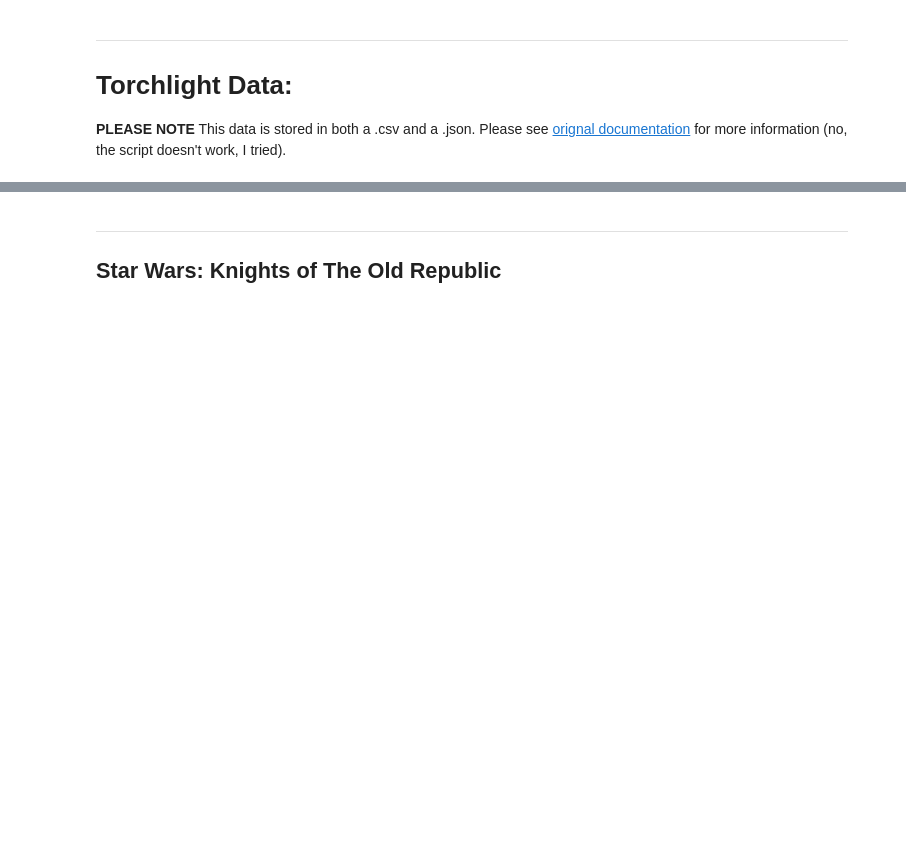
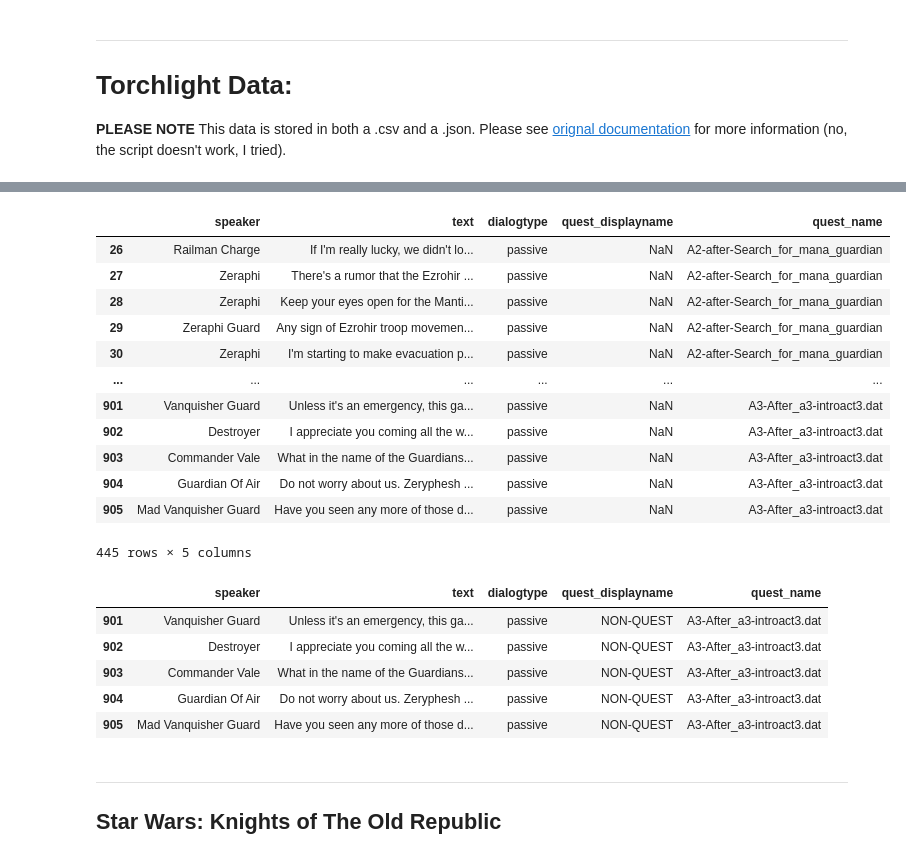
Before and after one commit to Data-Science-for-Linguists-2022/Pragmatics-In-Video-Games, a Jupyter notebook: notebooks/initial_base_data_exploration.ipynb, the cells around one changed output, grey strips where cells are left out. Cells and saved outputs as stored; diff of their text form; code cells hidden in the pictures; blank space fills up the shorter version.

```diff
--- a/notebooks/initial_base_data_exploration.ipynb
+++ b/notebooks/initial_base_data_exploration.ipynb
@@ -231,3 +234,10 @@ display(torchlight_df.head())
 | 2 | Bounty Board | The Sturmbeorn have been conducti... | return | Bounty: Sturmbeorn! | a1z1-bountyboard2 | QUESTS/A1Z1-BOUNTYBOARD2.DAT | BOUNTYBOARD | MEDIA/UNITS/MONSTERS/BOUNTYBOARD/... | ... |
 | 3 | Bounty Board | The Empire thanks you for your va... | complete | Bounty: Sturmbeorn! | a1z1-bountyboard2 | QUESTS/A1Z1-BOUNTYBOARD2.DAT | BOUNTYBOARD | MEDIA/UNITS/MONSTERS/BOUNTYBOARD/... | ... |
 | 4 | NaN | Kill 10 Sturmbeorn in the Temple ... | details | Bounty: Sturmbeorn! | a1z1-bountyboard2 | QUESTS/A1Z1-BOUNTYBOARD2.DAT | NaN | NaN | ... |
+# %%
+# Get rid of some files which relate
+# to the game engine. Also remove raw text and reorganize columns.
+torchlight_df = torchlight_df[['speaker', 'text', 'dialogtype', 'quest_displayname', 'quest_name']]
+
+display(torchlight_df.head())
+print(torchlight_df.info())
@@ -233,0 +264,5 @@ display(torchlight_df.head())
+# %%
+# Now, let's replace the NaN's in speaker
+torchlight_df['speaker'].replace(to_replace=np.nan, value='NO SPEAKER', inplace=True)
+display(torchlight_df.tail())
+print(torchlight_df.info())
@@ -233,0 +289,30 @@ display(torchlight_df.head())
+# %%
+# Let's see the NaNs for quest_displayname
+# torchlight_df[torchlight_df.quest_displayname == np.nan] FOR SOME REASON, THIS DID NOT WORK
+display(torchlight_df[torchlight_df.quest_displayname.isnull()])
+# This is regular dialogue or background dialogue, just put 'NON-QUEST' here. They still have
+# a quest name because they are still triggered by or associated with quests (e.g. character
+# won't say something until after a quest is complete or event happened)
+
+torchlight_df['quest_displayname'].replace(to_replace=np.nan, value='NON-QUEST', inplace=True)
+display(torchlight_df.loc[901:905])
+# %% [output]
+|  | speaker | text | dialogtype | quest_displayname | quest_name |
+| 26 | Railman Charge | If I'm really lucky, we didn't lo... | passive | NaN | A2-after-Search_for_mana_guardian |
+| 27 | Zeraphi | There's a rumor that the Ezrohir ... | passive | NaN | A2-after-Search_for_mana_guardian |
+| 28 | Zeraphi | Keep your eyes open for the Manti... | passive | NaN | A2-after-Search_for_mana_guardian |
+| 29 | Zeraphi Guard | Any sign of Ezrohir troop movemen... | passive | NaN | A2-after-Search_for_mana_guardian |
+| 30 | Zeraphi | I'm starting to make evacuation p... | passive | NaN | A2-after-Search_for_mana_guardian |
+| ... | ... | ... | ... | ... | ... |
+| 901 | Vanquisher Guard | Unless it's an emergency, this ga... | passive | NaN | A3-After_a3-introact3.dat |
+| 902 | Destroyer | I appreciate you coming all the w... | passive | NaN | A3-After_a3-introact3.dat |
+| 903 | Commander Vale | What in the name of the Guardians... | passive | NaN | A3-After_a3-introact3.dat |
+| 904 | Guardian Of Air | Do not worry about us. Zeryphesh ... | passive | NaN | A3-After_a3-introact3.dat |
+| 905 | Mad Vanquisher Guard | Have you seen any more of those d... | passive | NaN | A3-After_a3-introact3.dat |
+445 rows × 5 columns
+|  | speaker | text | dialogtype | quest_displayname | quest_name |
+| 901 | Vanquisher Guard | Unless it's an emergency, this ga... | passive | NON-QUEST | A3-After_a3-introact3.dat |
+| 902 | Destroyer | I appreciate you coming all the w... | passive | NON-QUEST | A3-After_a3-introact3.dat |
+| 903 | Commander Vale | What in the name of the Guardians... | passive | NON-QUEST | A3-After_a3-introact3.dat |
+| 904 | Guardian Of Air | Do not worry about us. Zeryphesh ... | passive | NON-QUEST | A3-After_a3-introact3.dat |
+| 905 | Mad Vanquisher Guard | Have you seen any more of those d... | passive | NON-QUEST | A3-After_a3-introact3.dat |
```
Also changed, not shown: parts of 13 cells of this notebook, 5 other files.
